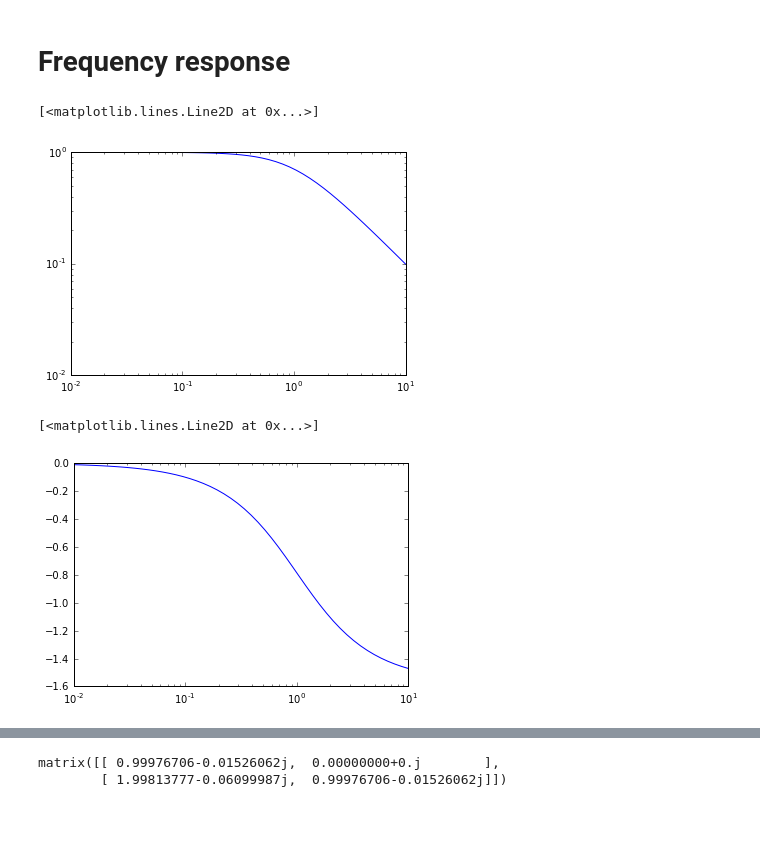
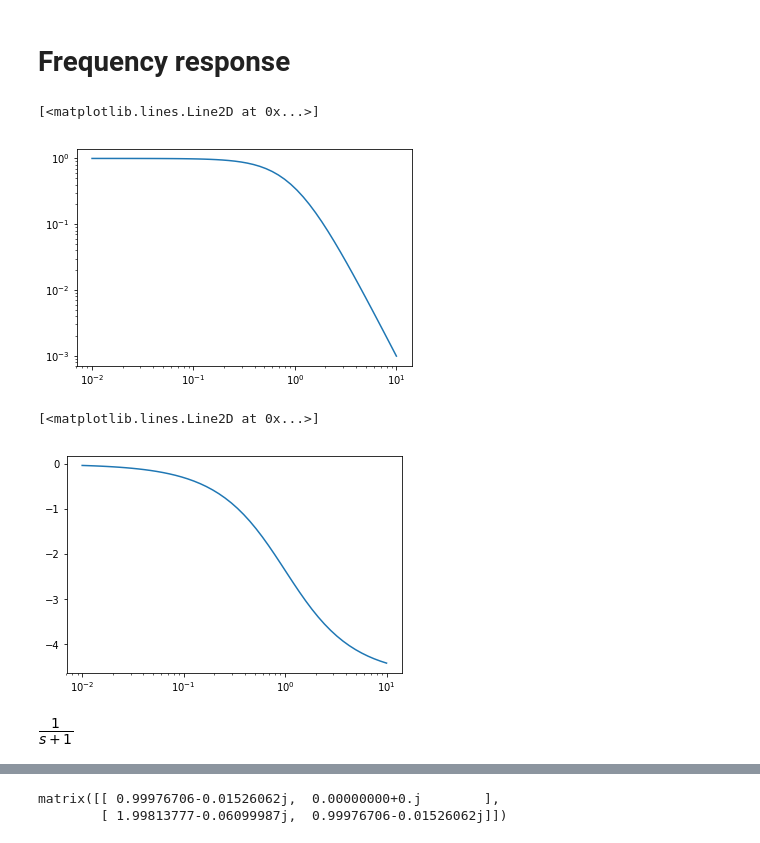
Before and after one commit to alchemyst/Skogestad-Python, a Jupyter notebook: notebooks/Frequency response.ipynb, the cells around one changed output, grey strips where cells are left out. Drawn from its saved outputs; the diff is of its cells as text; code cells hidden in the pictures.

```diff
--- a/notebooks/Frequency response.ipynb
+++ b/notebooks/Frequency response.ipynb
@@ -8,16 +8,16 @@ import matplotlib.pyplot as plt
 def G(s):
     return 1/(s + 1)
 # %%
-omega = numpy.logspace(-2, 1)
+ω = numpy.logspace(-2, 1)
 # %%
-s = 1j*omega
+s = 1j*ω
 # %%
-plt.loglog(omega, numpy.abs(G(s)))
+plt.loglog(ω, numpy.abs(G(s)**3))
 # %% [output]
 [<matplotlib.lines.Line2D at 0x...>]
-[figure, old version]
+[figure, new version]
 # %%
-plt.semilogx(omega, numpy.angle(G(s)))
+plt.semilogx(ω, numpy.unwrap(numpy.angle(G(s)**3)))
 # %% [output]
 [<matplotlib.lines.Line2D at 0x...>]
-[figure, old version]
+[figure, new version]
@@ -23,0 +32,4 @@ plt.semilogx(omega, numpy.angle(G(s)))
+# %%
+G
+# %% [output]
+[figure, added]
```
Also changed, not shown: parts of 15 cells of this notebook, 3 other files.
